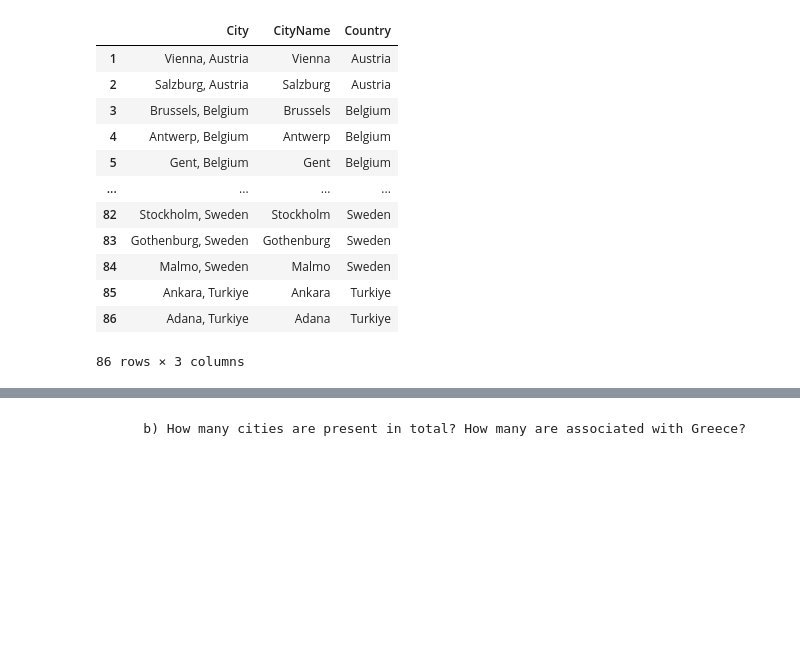
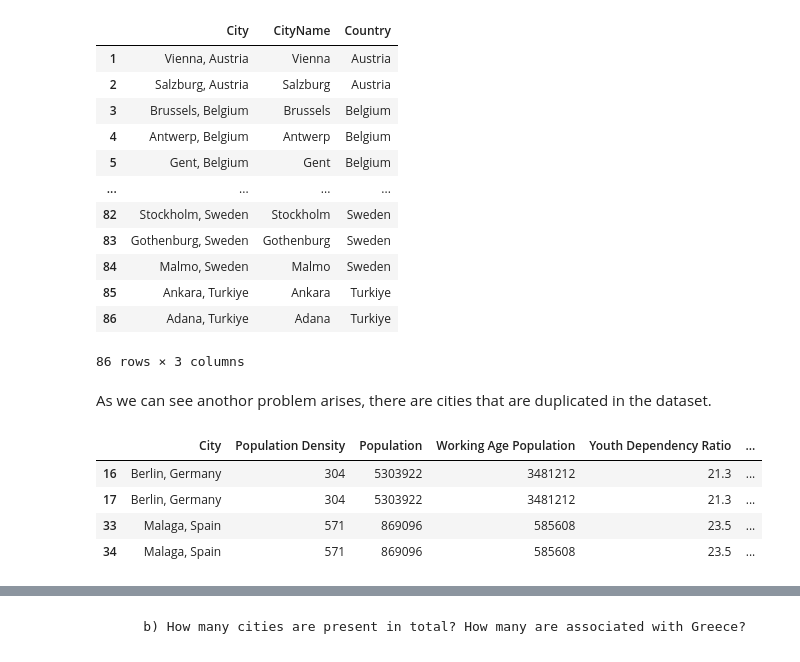
Before and after one commit to CoderCactus/WhereShouldILive, a Jupyter notebook: Group13_PDS_2526.ipynb, the cells around one changed output, grey strips where cells are left out. Cells and saved outputs as stored; diff of their text form; code cells hidden in the pictures; blank space fills up the shorter version.

Commit message:
Corrected duplicate entries

```diff
--- a/Group13_PDS_2526.ipynb
+++ b/Group13_PDS_2526.ipynb
@@ -158,3 +158,13 @@ temp.loc[:,['City', 'CityName', 'Country']]
 | 85 | Ankara, Turkiye | Ankara | Turkiye |
 | 86 | Adana, Turkiye | Adana | Turkiye |
 86 rows × 3 columns
+# %% [markdown]
+As we can see anothor problem arises, there are cities that are duplicated in the dataset.
+# %%
+temp[temp.duplicated(keep=False)]
+# %% [output]
+|  | City | Population Density | Population | Working Age Population | Youth Dependency Ratio | ... |
+| 16 | Berlin, Germany | 304 | 5303922 | 3481212 | 21.3 | ... |
+| 17 | Berlin, Germany | 304 | 5303922 | 3481212 | 21.3 | ... |
+| 33 | Malaga, Spain | 571 | 869096 | 585608 | 23.5 | ... |
+| 34 | Malaga, Spain | 571 | 869096 | 585608 | 23.5 | ... |
```
Also changed, not shown: parts of 13 cells of this notebook.
